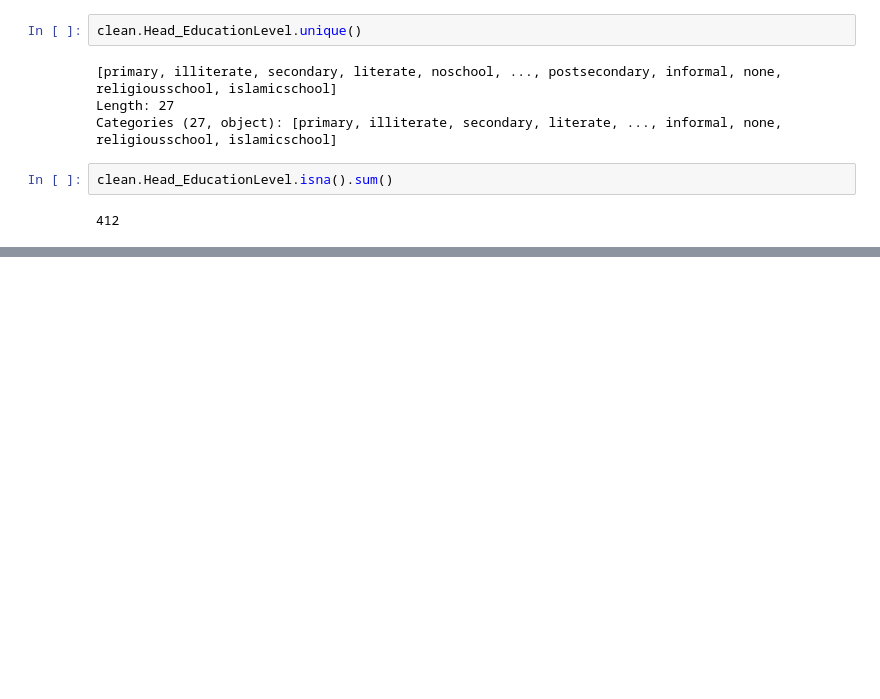
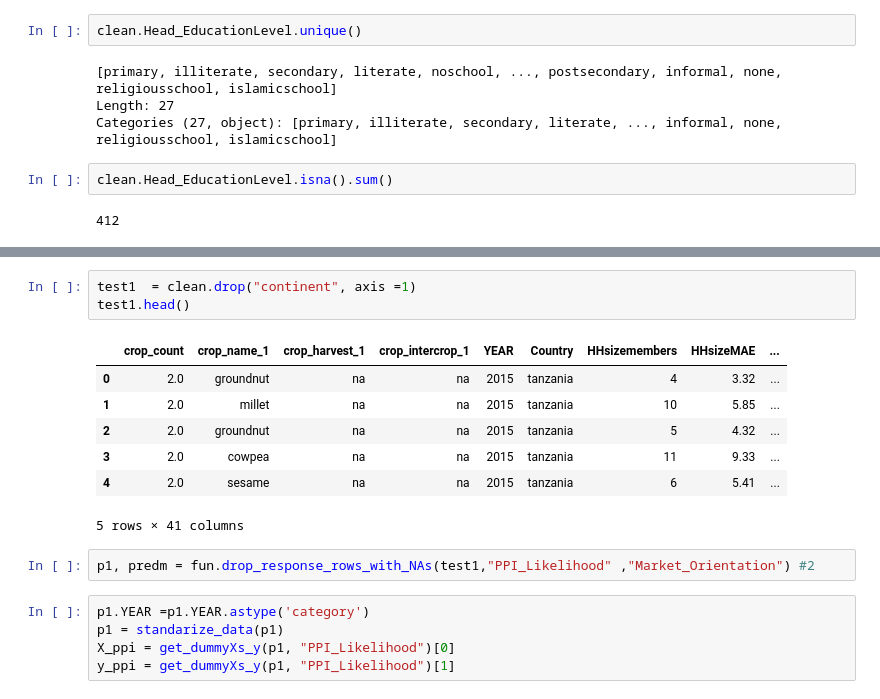
Before and after one commit to laporpe/STA_208, a Jupyter notebook: finalized_code/Ridge_reg.ipynb, the cells around one changed output, grey strips where cells are left out. Saved outputs shown, nothing was run; the diff lists cells and outputs as text; blank space fills up the shorter version.

Commit message:
added version w/o continents

```diff
--- a/finalized_code/Ridge_reg.ipynb
+++ b/finalized_code/Ridge_reg.ipynb
@@ -354,0 +342,18 @@ SyntaxError: invalid syntax (<ipython-input-169-580f3d44ef86>, line 1)
+# %%
+test1  = clean.drop("continent", axis =1)
+test1.head()
+# %% [output]
+|  | crop_count | crop_name_1 | crop_harvest_1 | crop_intercrop_1 | YEAR | Country | HHsizemembers | HHsizeMAE | ... |
+| 0 | 2.0 | groundnut | na | na | 2015 | tanzania | 4 | 3.32 | ... |
+| 1 | 2.0 | millet | na | na | 2015 | tanzania | 10 | 5.85 | ... |
+| 2 | 2.0 | groundnut | na | na | 2015 | tanzania | 5 | 4.32 | ... |
+| 3 | 2.0 | cowpea | na | na | 2015 | tanzania | 11 | 9.33 | ... |
+| 4 | 2.0 | sesame | na | na | 2015 | tanzania | 6 | 5.41 | ... |
+5 rows × 41 columns
+# %%
+p1, predm = fun.drop_response_rows_with_NAs(test1,"PPI_Likelihood" ,"Market_Orientation") #2
+# %%
+p1.YEAR =p1.YEAR.astype('category')
+p1 = standarize_data(p1)
+X_ppi = get_dummyXs_y(p1, "PPI_Likelihood")[0]
+y_ppi = get_dummyXs_y(p1, "PPI_Likelihood")[1]
```
Also changed, not shown: parts of 21 cells of this notebook.
